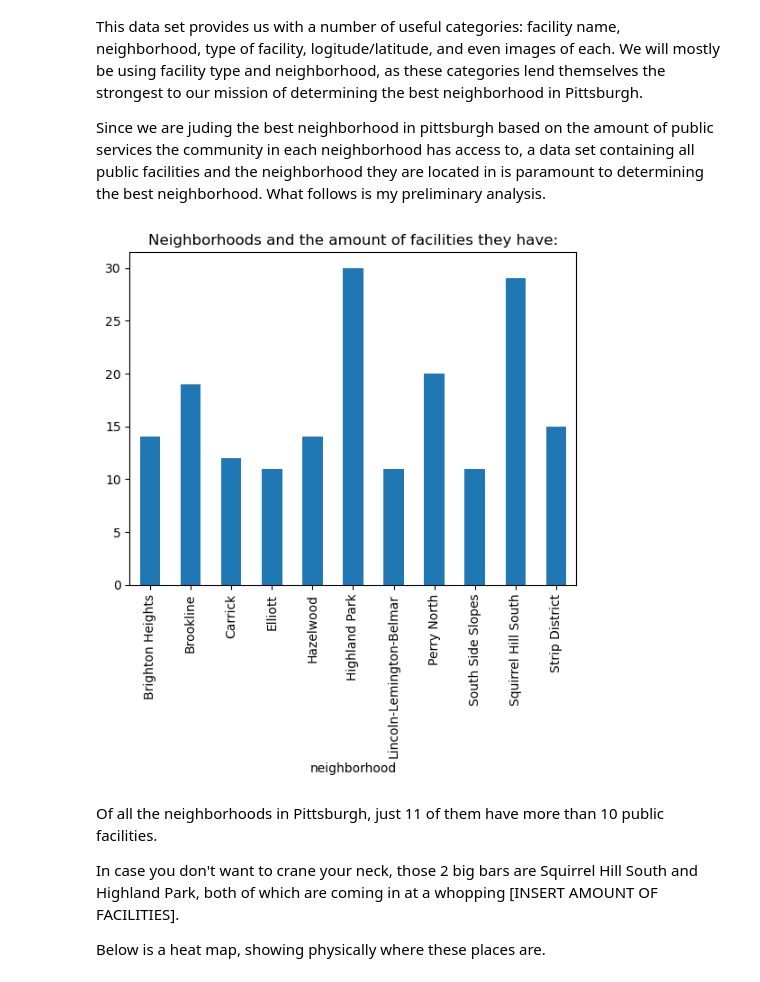
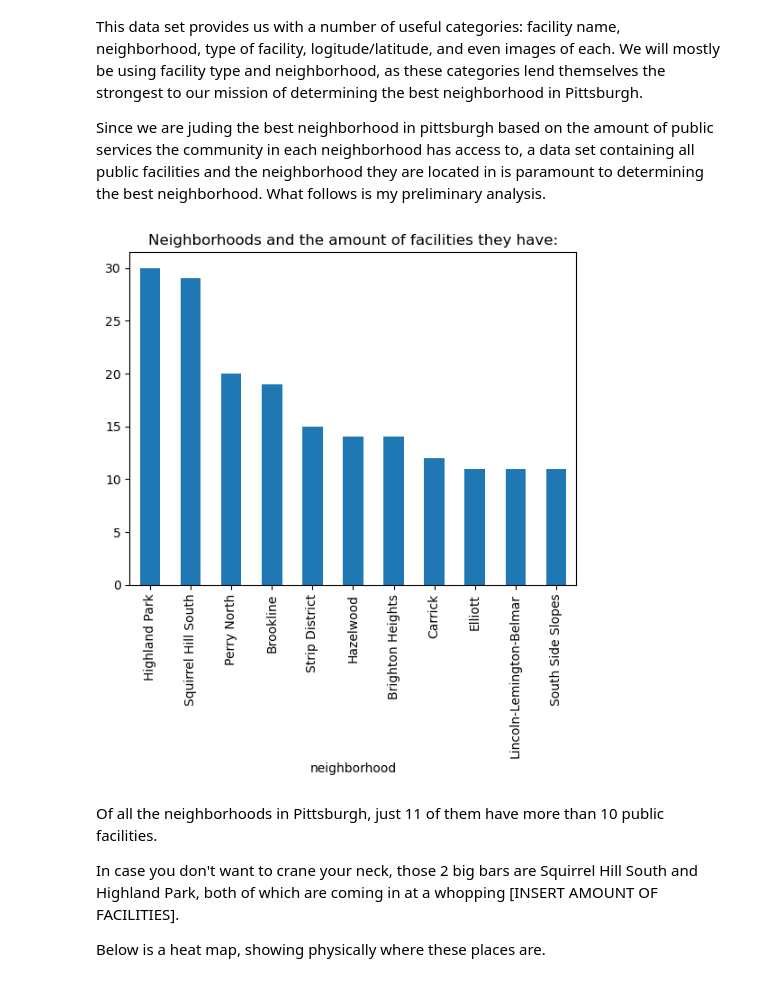
Before and after one commit to nlowman23/Final_Project_Group-31, a Jupyter notebook: jackprojectdata.ipynb, the cells around one changed output. Cells and saved outputs as stored; diff of their text form; code cells hidden in the pictures.

```diff
--- a/jackprojectdata.ipynb
+++ b/jackprojectdata.ipynb
@@ -7,18 +7,20 @@ Since we are juding the best neighborhood in pittsburgh based on the amount of p
 # %%
 import pandas as pd
 import numpy as np
 %matplotlib inline
 import matplotlib.pyplot as plt
 import geopandas
 data = pd.read_csv("https://data.wprdc.org/datastore/dump/fbb50b02-2879-47cd-abea-ae697ec05170")
+neighborhoods = geopandas.read_file("Neighborhoods/Neighborhoods_.shp")
+
 facility = data.groupby("neighborhood")
-facility_amt = facility.size()
+facility_amt = facility.size().sort_values(ascending=False)
 amt_query_mask = facility_amt > 10
 facility_amt[amt_query_mask].plot.bar(title="Neighborhoods and the amount of facilities they have:")
 # CHANGE AXIS LATER
 plt.show()
 # %% [output]
-[figure, old version]
+[figure, new version]
 # %% [markdown]
 Of all the neighborhoods in Pittsburgh, just 11 of them have more than 10 public facilities.
 
```
Also changed, not shown: parts of 24 cells of this notebook, 1 other file.
